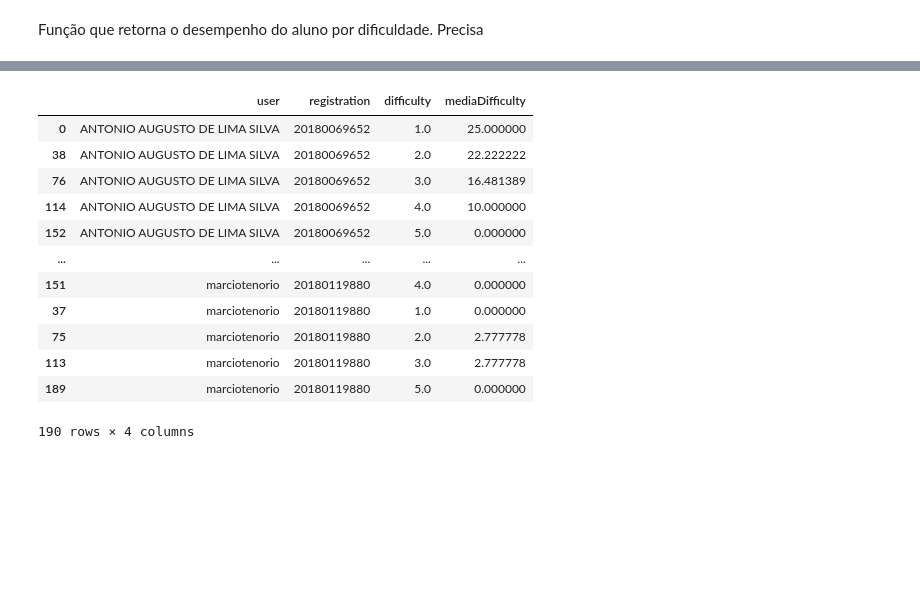
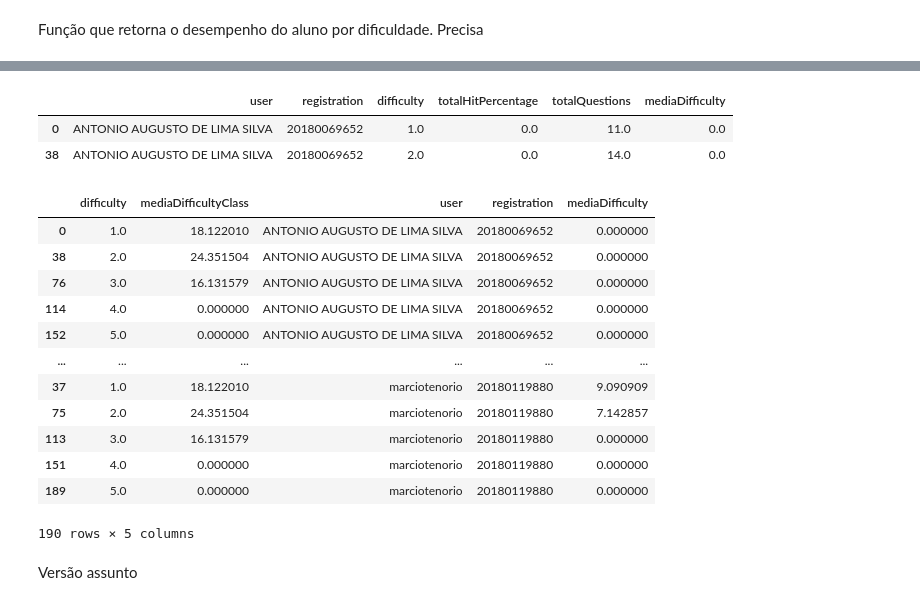
Before and after one commit to vilsonrodrigues/Projeto_Orientacao_Academica_LoP, a Jupyter notebook: Projeto_Orientacao_Academica_LoP.ipynb, the cells around one changed output, grey strips where cells are left out. Saved outputs shown, nothing was run; the diff lists cells and outputs as text; code cells hidden in the pictures; blank space fills up the shorter version.

```diff
--- a/Projeto_Orientacao_Academica_LoP.ipynb
+++ b/Projeto_Orientacao_Academica_LoP.ipynb
@@ -686,0 +765,11 @@ def graph_performance_student_difficulty_list_test(df_performance_difficulty_lis
+# %%
+def graph_performance_student_difficulty_list_test(df_performance_difficulty_list_test):
+  #Media por dificuldade na turma
+  df_mean_difficulty = df_performance_difficulty_list_test.groupby(['difficulty'])['mediaDifficulty'].mean().reset_index(name='mediaDifficultyClass')
+  #Retirando colunas desnecessárias
+  df_graph = df_performance_difficulty_list_test.sort_values(by='user').drop(columns=['totalHitPercentage','totalQuestions'])
+  #Merge
+  df_graph = pd.merge(df_mean_difficulty, df_graph, on='difficulty')
+  #Ordenando
+  df_graph.sort_values(by=['user','registration','difficulty'], inplace = True)
+  return df_graph#.to_json(force_ascii=False,orient='records')
@@ -1810,19 +1926,35 @@ graph_more_less_difficulty_list_test_class(df_performance_difficulty_list, df_cl
-# %%
-def graph_performance_student_difficulty_list_test(df_performance_difficulty_list):
-  return df_performance_difficulty_list.sort_values(by='user').drop(columns=['totalHitPercentage','totalQuestions']).to_json(force_ascii=False,orient='records')
-# %%
-df_performance_difficulty_list.sort_values(by='user').drop(columns=['totalHitPercentage','totalQuestions'])#.to_json(force_ascii=False,orient='records')
-# %% [output]
-|  | user | registration | difficulty | mediaDifficulty |
-| 0 | ANTONIO AUGUSTO DE LIMA SILVA | 20180069652 | 1.0 | 25.000000 |
-| 38 | ANTONIO AUGUSTO DE LIMA SILVA | 20180069652 | 2.0 | 22.222222 |
-| 76 | ANTONIO AUGUSTO DE LIMA SILVA | 20180069652 | 3.0 | 16.481389 |
-| 114 | ANTONIO AUGUSTO DE LIMA SILVA | 20180069652 | 4.0 | 10.000000 |
-| 152 | ANTONIO AUGUSTO DE LIMA SILVA | 20180069652 | 5.0 | 0.000000 |
-| ... | ... | ... | ... | ... |
-| 151 | marciotenorio | 20180119880 | 4.0 | 0.000000 |
-| 37 | marciotenorio | 20180119880 | 1.0 | 0.000000 |
-| 75 | marciotenorio | 20180119880 | 2.0 | 2.777778 |
-| 113 | marciotenorio | 20180119880 | 3.0 | 2.777778 |
-| 189 | marciotenorio | 20180119880 | 5.0 | 0.000000 |
-190 rows × 4 columns
+# %%
+df_performance_difficulty_list.head(2)
+# %% [output]
+|  | user | registration | difficulty | totalHitPercentage | totalQuestions | mediaDifficulty |
+| 0 | ANTONIO AUGUSTO DE LIMA SILVA | 20180069652 | 1.0 | 0.0 | 11.0 | 0.0 |
+| 38 | ANTONIO AUGUSTO DE LIMA SILVA | 20180069652 | 2.0 | 0.0 | 14.0 | 0.0 |
+# %%
+def graph_performance_student_difficulty_list_test(df_performance_difficulty_list_test):
+  #Media por dificuldade na turma
+  df_mean_difficulty = df_performance_difficulty_list_test.groupby(['difficulty'])['mediaDifficulty'].mean().reset_index(name='mediaDifficultyClass')
+  #Retirando colunas desnecessárias
+  df_graph = df_performance_difficulty_list_test.sort_values(by='user').drop(columns=['totalHitPercentage','totalQuestions'])
+  #Merge
+  df_graph = pd.merge(df_mean_difficulty, df_graph, on='difficulty')
+  #Ordenando
+  df_graph.sort_values(by=['user','registration','difficulty'], inplace = True)
+  return df_graph#.to_json(force_ascii=False,orient='records')
+# %%
+graph_performance_student_difficulty_list_test(df_performance_difficulty_list)
+# %% [output]
+|  | difficulty | mediaDifficultyClass | user | registration | mediaDifficulty |
+| 0 | 1.0 | 18.122010 | ANTONIO AUGUSTO DE LIMA SILVA | 20180069652 | 0.000000 |
+| 38 | 2.0 | 24.351504 | ANTONIO AUGUSTO DE LIMA SILVA | 20180069652 | 0.000000 |
+| 76 | 3.0 | 16.131579 | ANTONIO AUGUSTO DE LIMA SILVA | 20180069652 | 0.000000 |
+| 114 | 4.0 | 0.000000 | ANTONIO AUGUSTO DE LIMA SILVA | 20180069652 | 0.000000 |
+| 152 | 5.0 | 0.000000 | ANTONIO AUGUSTO DE LIMA SILVA | 20180069652 | 0.000000 |
+| ... | ... | ... | ... | ... | ... |
+| 37 | 1.0 | 18.122010 | marciotenorio | 20180119880 | 9.090909 |
+| 75 | 2.0 | 24.351504 | marciotenorio | 20180119880 | 7.142857 |
+| 113 | 3.0 | 16.131579 | marciotenorio | 20180119880 | 0.000000 |
+| 151 | 4.0 | 0.000000 | marciotenorio | 20180119880 | 0.000000 |
+| 189 | 5.0 | 0.000000 | marciotenorio | 20180119880 | 0.000000 |
+190 rows × 5 columns
+# %% [markdown]
+Versão assunto
```
Also changed, not shown: parts of 19 cells of this notebook.
